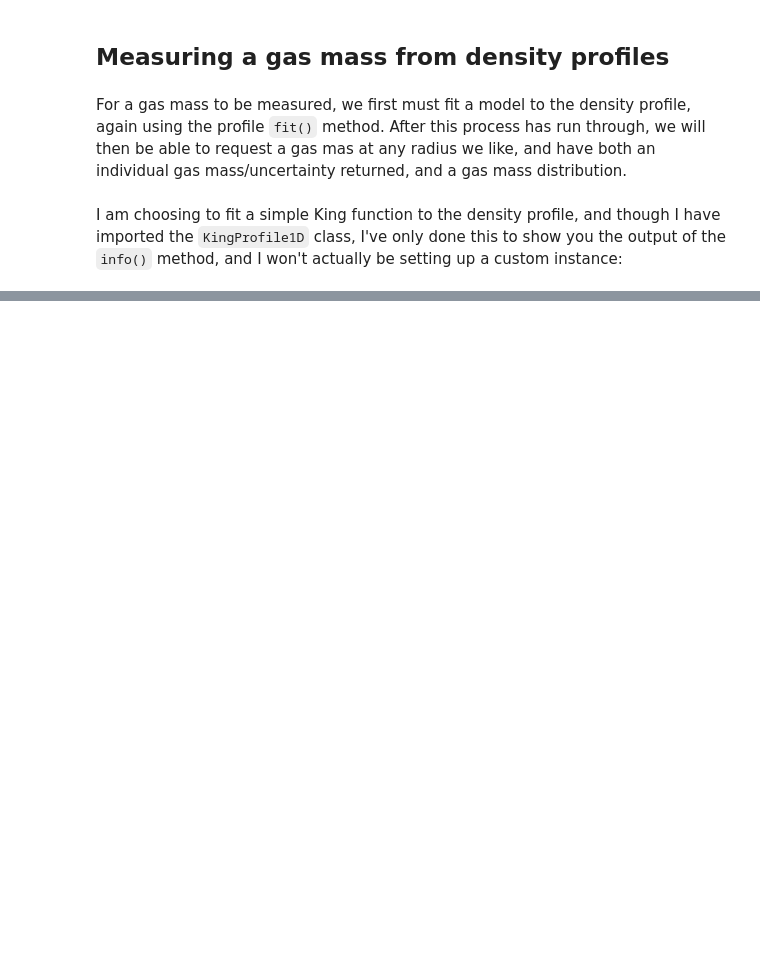
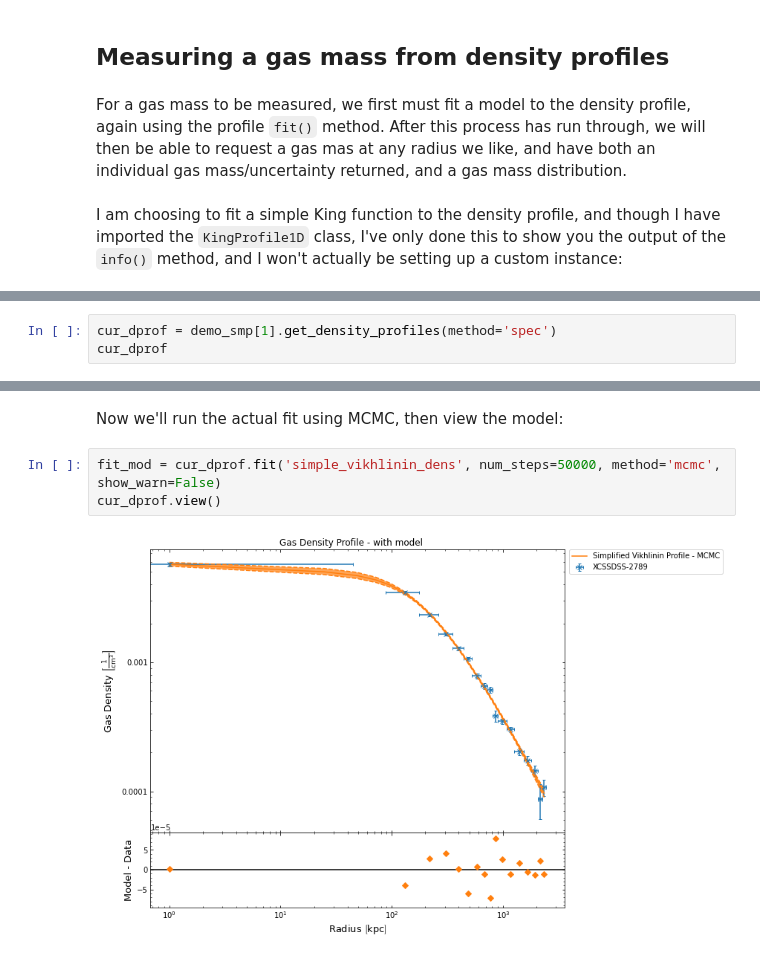
Before and after one commit to DavidT3/XGA, a Jupyter notebook: docs/source/notebooks/advanced_tutorials/cluster_gas.ipynb, the cells around one changed output, grey strips where cells are left out. Saved outputs shown, nothing was run; the diff lists cells and outputs as text; blank space fills up the shorter version.

```diff
--- a/docs/source/notebooks/advanced_tutorials/cluster_gas.ipynb
+++ b/docs/source/notebooks/advanced_tutorials/cluster_gas.ipynb
@@ -167,0 +186,3 @@ cur_dens_prof = demo_smp[0].get_density_profiles()
+# %%
+cur_dprof = demo_smp[1].get_density_profiles(method='spec')
+cur_dprof
@@ -167,0 +229,7 @@ cur_dens_prof = demo_smp[0].get_density_profiles()
+# %% [markdown]
+Now we'll run the actual fit using MCMC, then view the model:
+# %%
+fit_mod = cur_dprof.fit('simple_vikhlinin_dens', num_steps=50000, method='mcmc', show_warn=False)
+cur_dprof.view()
+# %% [output]
+[figure, added]
```
Also changed, not shown: parts of 40 cells of this notebook.
